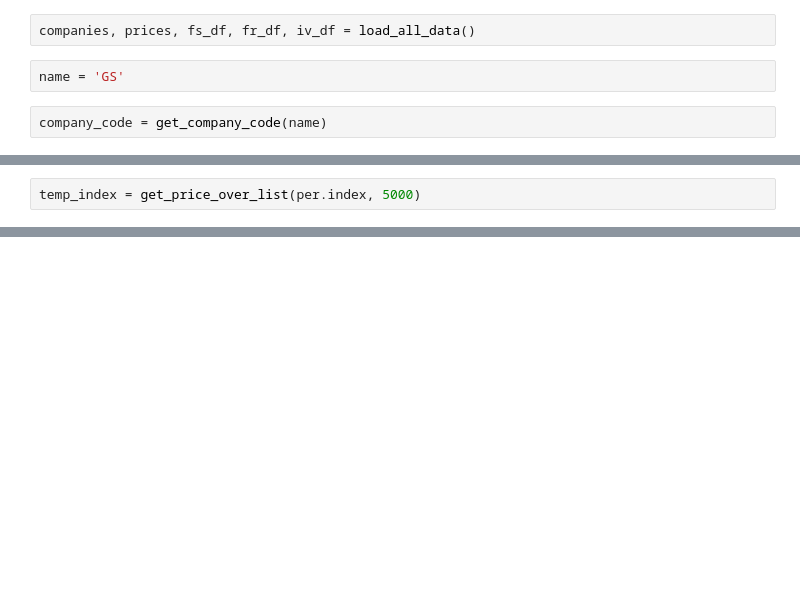
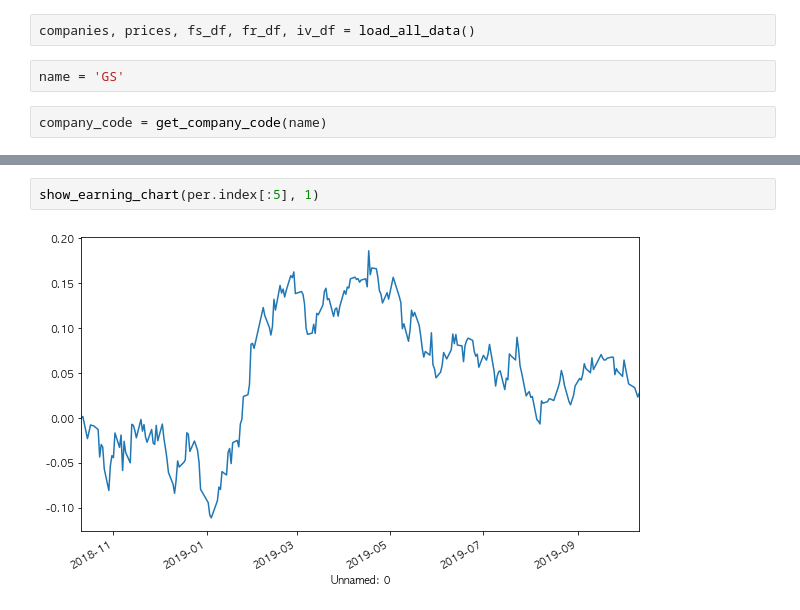
Before and after one commit to neosuperprogrammer/Quant, a Jupyter notebook: neo_strategy_test1.ipynb, the cells around one changed output, grey strips where cells are left out. Drawn from its saved outputs; the diff is of its cells as text; blank space fills up the shorter version.

```diff
--- a/neo_strategy_test1.ipynb
+++ b/neo_strategy_test1.ipynb
@@ -1032,2 +1089,0 @@ per = add_company_info(per)
-# %%
-temp_index = get_price_over_list(per.index, 5000)
@@ -1035,0 +1103,4 @@ per = per.loc[temp_index]
+# %%
+show_earning_chart(per.index[:5], 1)
+# %% [output]
+[figure, added]
```
Also changed, not shown: parts of 10 cells of this notebook, 2 other files.
